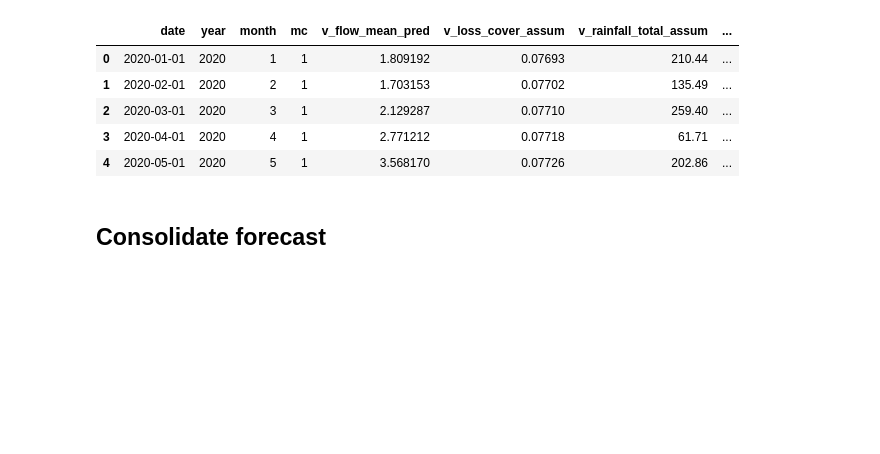
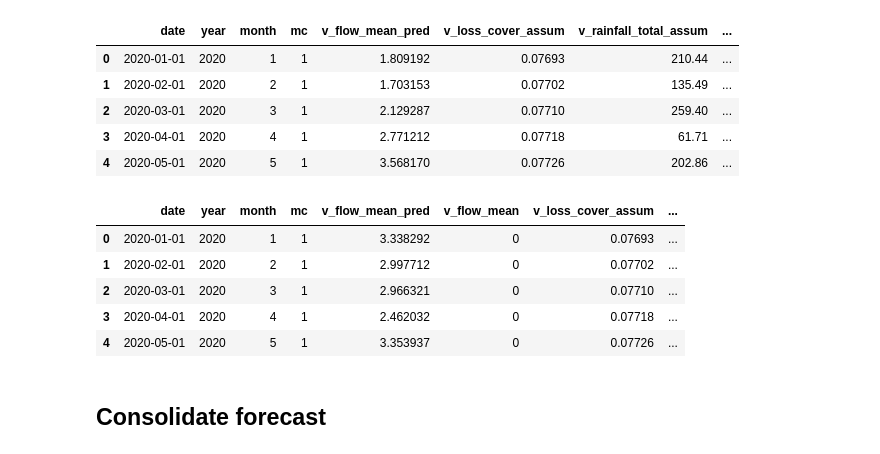
Before and after one commit to dechontaduro/DS4All_2020_Team28_Project, a Jupyter notebook: model/Consolidate_forecast.ipynb, the cells around one changed output. Drawn from its saved outputs; the diff is of its cells as text; code cells hidden in the pictures; blank space fills up the shorter version.

```diff
--- a/model/Consolidate_forecast.ipynb
+++ b/model/Consolidate_forecast.ipynb
@@ -88,6 +171,28 @@ VECM.head()
 | 2 | 2020-03-01 | 2020 | 3 | 1 | 2.129287 | 0.07710 | 259.40 | ... |
 | 3 | 2020-04-01 | 2020 | 4 | 1 | 2.771212 | 0.07718 | 61.71 | ... |
 | 4 | 2020-05-01 | 2020 | 5 | 1 | 3.568170 | 0.07726 | 202.86 | ... |
+# %%
+XGB = pd.read_csv('XGB_forecast_2020_2021.csv')
+
+XGB['model_type'] = 'XGBoost'
+
+XGB[['tmp1', 'loss_cover_scenario',
+      'tmp2', 'climate_change_scenario',]] = XGB.scenario.str.split("_",expand=True)
+
+XGB.rename(columns = {'v_loss_cover':'v_loss_cover_assum',
+                       'v_rainfall_total': 'v_rainfall_total_assum',
+                       'v_flow_mean_forecast': 'v_flow_mean_pred'}, inplace=True)
+
+XGB.drop(columns = ['tmp1', 'tmp2'], inplace = True)
+
+XGB.head()
+# %% [output]
+|  | date | year | month | mc | v_flow_mean_pred | v_flow_mean | v_loss_cover_assum | ... |
+| 0 | 2020-01-01 | 2020 | 1 | 1 | 3.338292 | 0 | 0.07693 | ... |
+| 1 | 2020-02-01 | 2020 | 2 | 1 | 2.997712 | 0 | 0.07702 | ... |
+| 2 | 2020-03-01 | 2020 | 3 | 1 | 2.966321 | 0 | 0.07710 | ... |
+| 3 | 2020-04-01 | 2020 | 4 | 1 | 2.462032 | 0 | 0.07718 | ... |
+| 4 | 2020-05-01 | 2020 | 5 | 1 | 3.353937 | 0 | 0.07726 | ... |
 # %% [markdown]
 ## Consolidate forecast
 # %%
```
Also changed, not shown: parts of 8 cells of this notebook, 10 other files.
